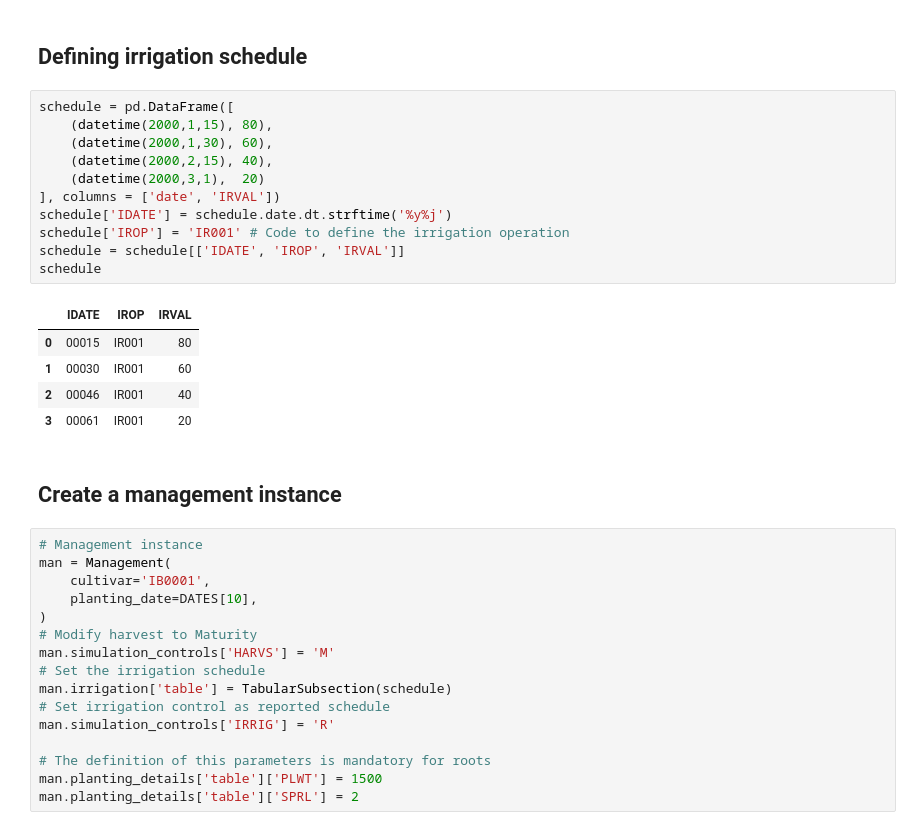
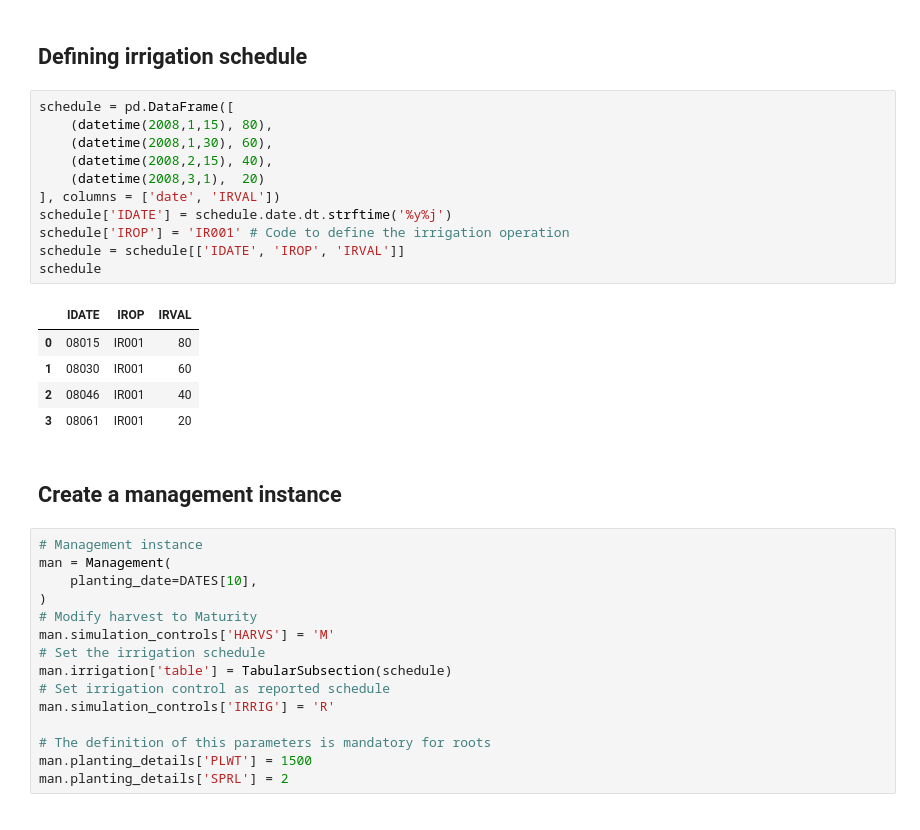
Before and after one commit to daquinterop/DSSATTools_notebooks, a Jupyter notebook: Example 4 (Irrigation Schedule potato).ipynb, the cells around one changed output. Saved outputs shown, nothing was run; the diff lists cells and outputs as text.

```diff
--- a/Example 4. Irrigation Schedule potato.ipynb
+++ b/Example 4 (Irrigation Schedule potato).ipynb
@@ -58,27 +58,26 @@ crop = Crop('Potato')
 ## Defining irrigation schedule
 # %%
 schedule = pd.DataFrame([
-    (datetime(2000,1,15), 80),
-    (datetime(2000,1,30), 60),
-    (datetime(2000,2,15), 40),
-    (datetime(2000,3,1),  20)
+    (datetime(2008,1,15), 80),
+    (datetime(2008,1,30), 60),
+    (datetime(2008,2,15), 40),
+    (datetime(2008,3,1),  20)
 ], columns = ['date', 'IRVAL'])
 schedule['IDATE'] = schedule.date.dt.strftime('%y%j')
 schedule['IROP'] = 'IR001' # Code to define the irrigation operation
 schedule = schedule[['IDATE', 'IROP', 'IRVAL']]
 schedule
 # %% [output]
 |  | IDATE | IROP | IRVAL |
-| 0 | 00015 | IR001 | 80 |
-| 1 | 00030 | IR001 | 60 |
-| 2 | 00046 | IR001 | 40 |
-| 3 | 00061 | IR001 | 20 |
+| 0 | 08015 | IR001 | 80 |
+| 1 | 08030 | IR001 | 60 |
+| 2 | 08046 | IR001 | 40 |
+| 3 | 08061 | IR001 | 20 |
 # %% [markdown]
 ## Create a management instance
 # %%
 # Management instance
 man = Management(
-    cultivar='IB0001',
     planting_date=DATES[10],
 )
 # Modify harvest to Maturity
@@ -89,8 +88,8 @@ man.irrigation['table'] = TabularSubsection(schedule)
 man.simulation_controls['IRRIG'] = 'R'
 
 # The definition of this parameters is mandatory for roots
-man.planting_details['table']['PLWT'] = 1500
-man.planting_details['table']['SPRL'] = 2
+man.planting_details['PLWT'] = 1500
+man.planting_details['SPRL'] = 2
 # %%
 dssat = DSSAT()
 dssat.setup()
```
Also changed, not shown: parts of 6 cells of this notebook, 4 other files.
